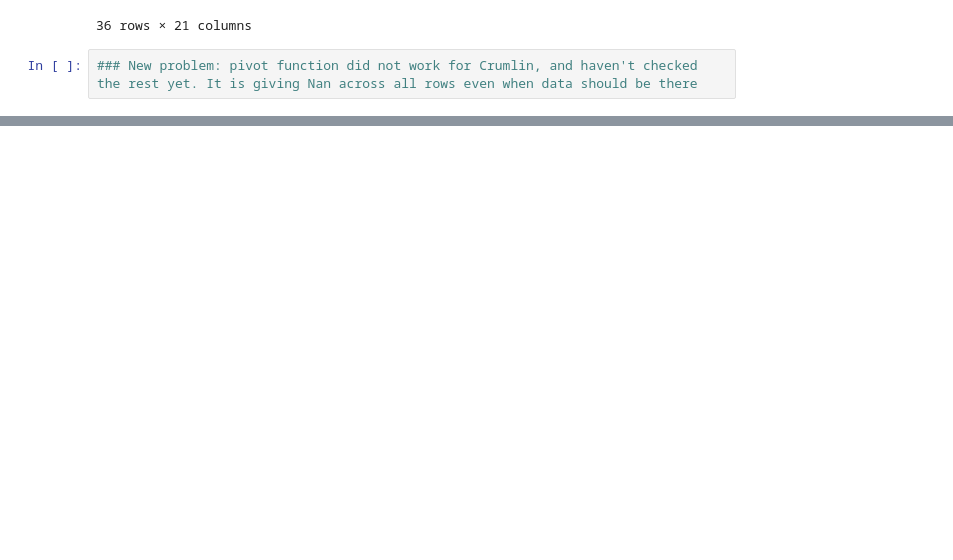
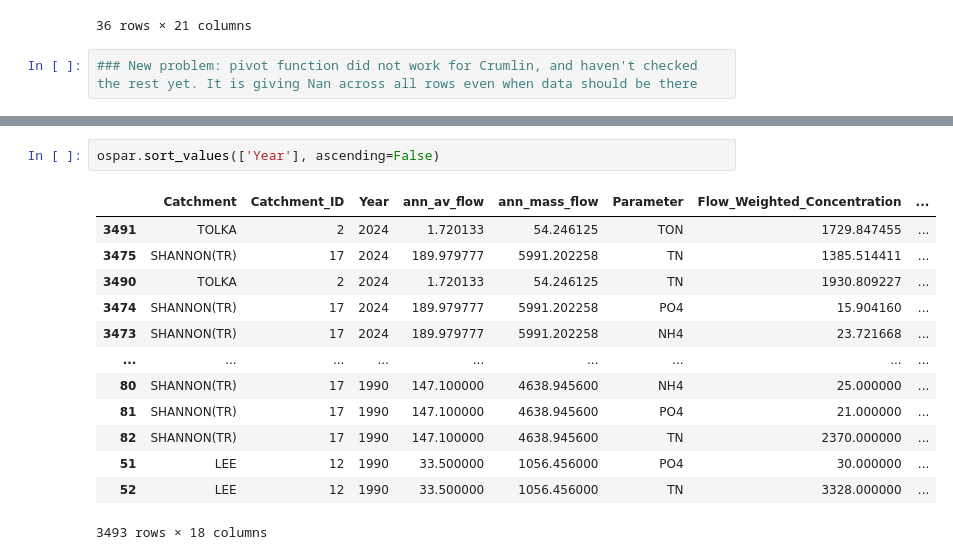
Before and after one commit to hannah-doran/ISOLUME_Doran, a Jupyter notebook: River_Data.ipynb, the cells around one changed output, grey strips where cells are left out. Drawn from its saved outputs; the diff is of its cells as text; blank space fills up the shorter version.

```diff
--- a/River_Data.ipynb
+++ b/River_Data.ipynb
@@ -777,0 +860,16 @@ crumlin_river[crumlin_river['SampleDate']=='2007-01-16']
+# %%
+ospar.sort_values(['Year'], ascending=False)
+# %% [output]
+|  | Catchment | Catchment_ID | Year | ann_av_flow | ann_mass_flow | Parameter | Flow_Weighted_Concentration | ... |
+| 3491 | TOLKA | 2 | 2024 | 1.720133 | 54.246125 | TON | 1729.847455 | ... |
+| 3475 | SHANNON(TR) | 17 | 2024 | 189.979777 | 5991.202258 | TN | 1385.514411 | ... |
+| 3490 | TOLKA | 2 | 2024 | 1.720133 | 54.246125 | TN | 1930.809227 | ... |
+| 3474 | SHANNON(TR) | 17 | 2024 | 189.979777 | 5991.202258 | PO4 | 15.904160 | ... |
+| 3473 | SHANNON(TR) | 17 | 2024 | 189.979777 | 5991.202258 | NH4 | 23.721668 | ... |
+| ... | ... | ... | ... | ... | ... | ... | ... | ... |
+| 80 | SHANNON(TR) | 17 | 1990 | 147.100000 | 4638.945600 | NH4 | 25.000000 | ... |
+| 81 | SHANNON(TR) | 17 | 1990 | 147.100000 | 4638.945600 | PO4 | 21.000000 | ... |
+| 82 | SHANNON(TR) | 17 | 1990 | 147.100000 | 4638.945600 | TN | 2370.000000 | ... |
+| 51 | LEE | 12 | 1990 | 33.500000 | 1056.456000 | PO4 | 30.000000 | ... |
+| 52 | LEE | 12 | 1990 | 33.500000 | 1056.456000 | TN | 3328.000000 | ... |
+3493 rows × 18 columns
```
Also changed, not shown: parts of 25 cells of this notebook, 14 other files.
